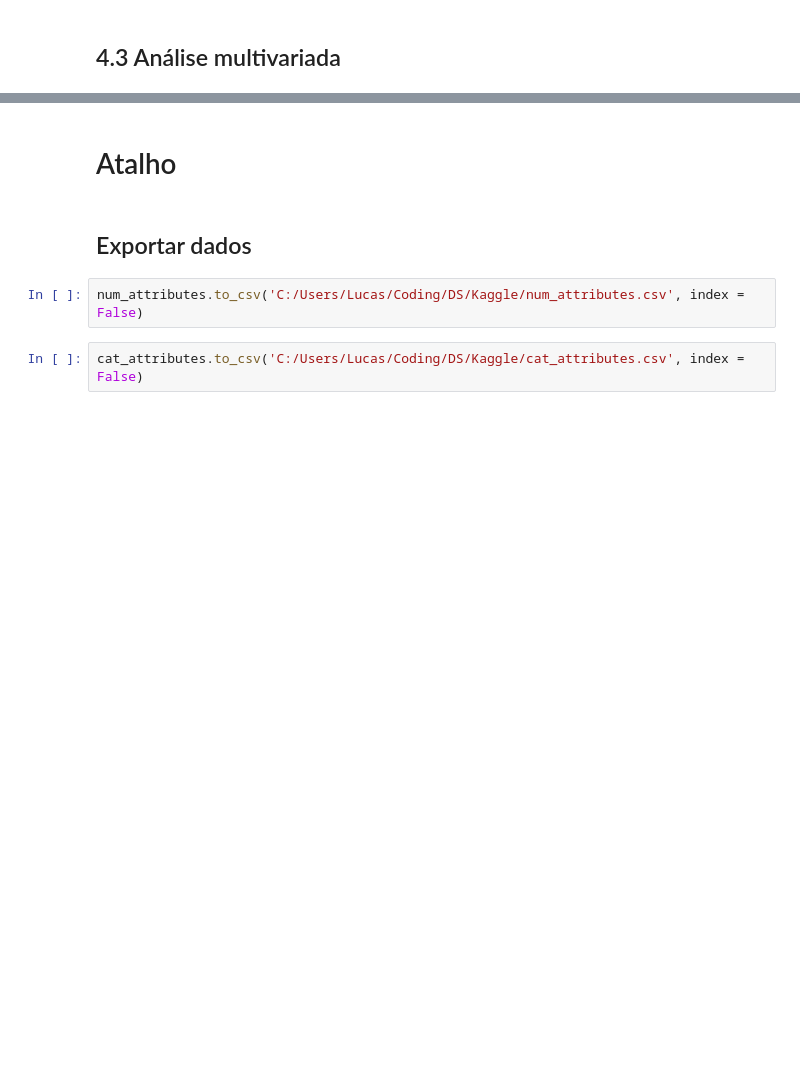
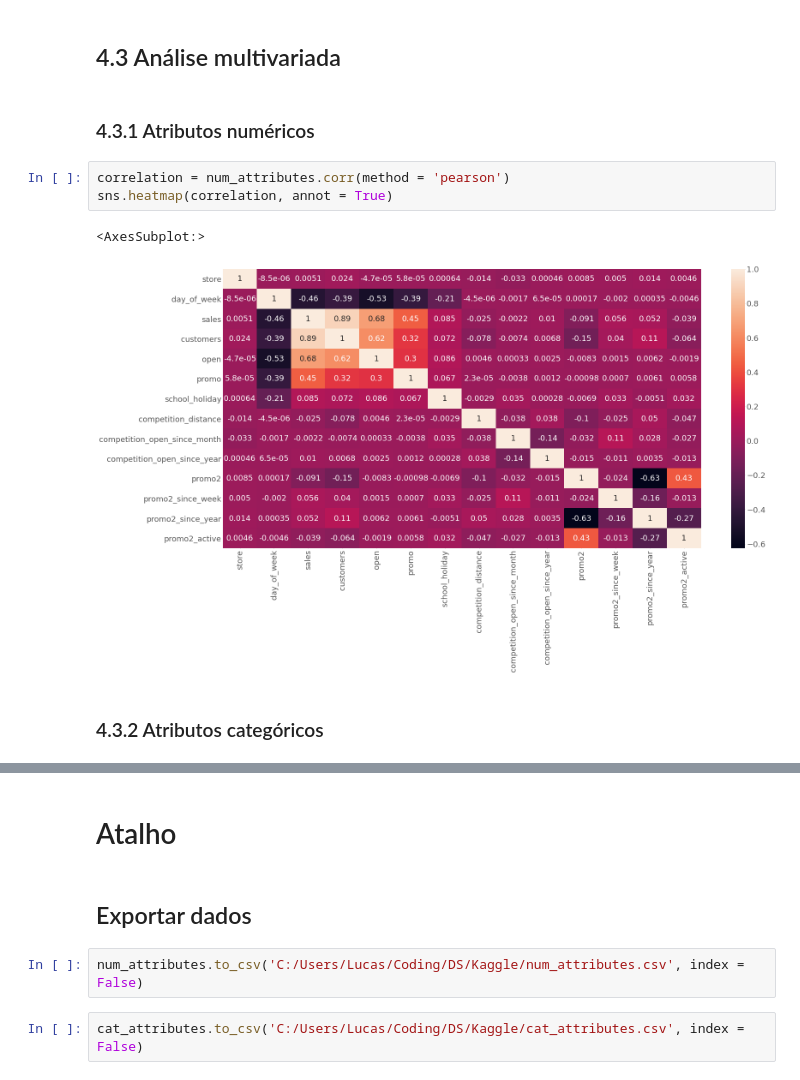
Before and after one commit to paixaols/rossmann-store-sales, a Jupyter notebook: Rossmann_sales_prediction.ipynb, the cells around one changed output, grey strips where cells are left out. Drawn from its saved outputs; the diff is of its cells as text; blank space fills up the shorter version.

```diff
--- a/Rossmann_sales_prediction.ipynb
+++ b/Rossmann_sales_prediction.ipynb
@@ -616,2 +674,12 @@ sns.barplot(x = 'month', y = 'sales', hue = 'school_holiday', data = aux2)
 # %% [markdown]
 ## 4.3 Análise multivariada
+# %% [markdown]
+### 4.3.1 Atributos numéricos
+# %%
+correlation = num_attributes.corr(method = 'pearson')
+sns.heatmap(correlation, annot = True)
+# %% [output]
+<AxesSubplot:>
+[figure, added]
+# %% [markdown]
+### 4.3.2 Atributos categóricos
```
Also changed, not shown: parts of 30 cells of this notebook.
